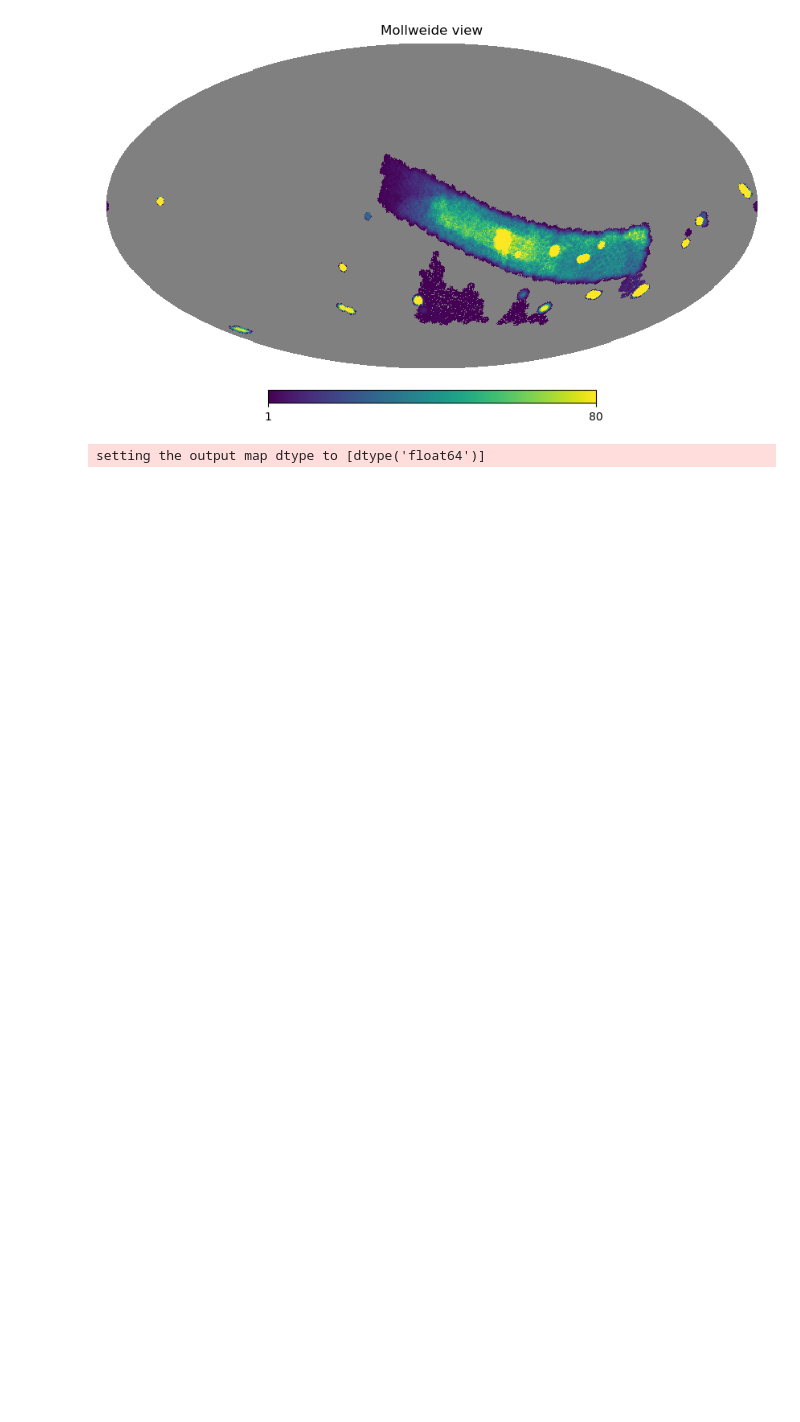
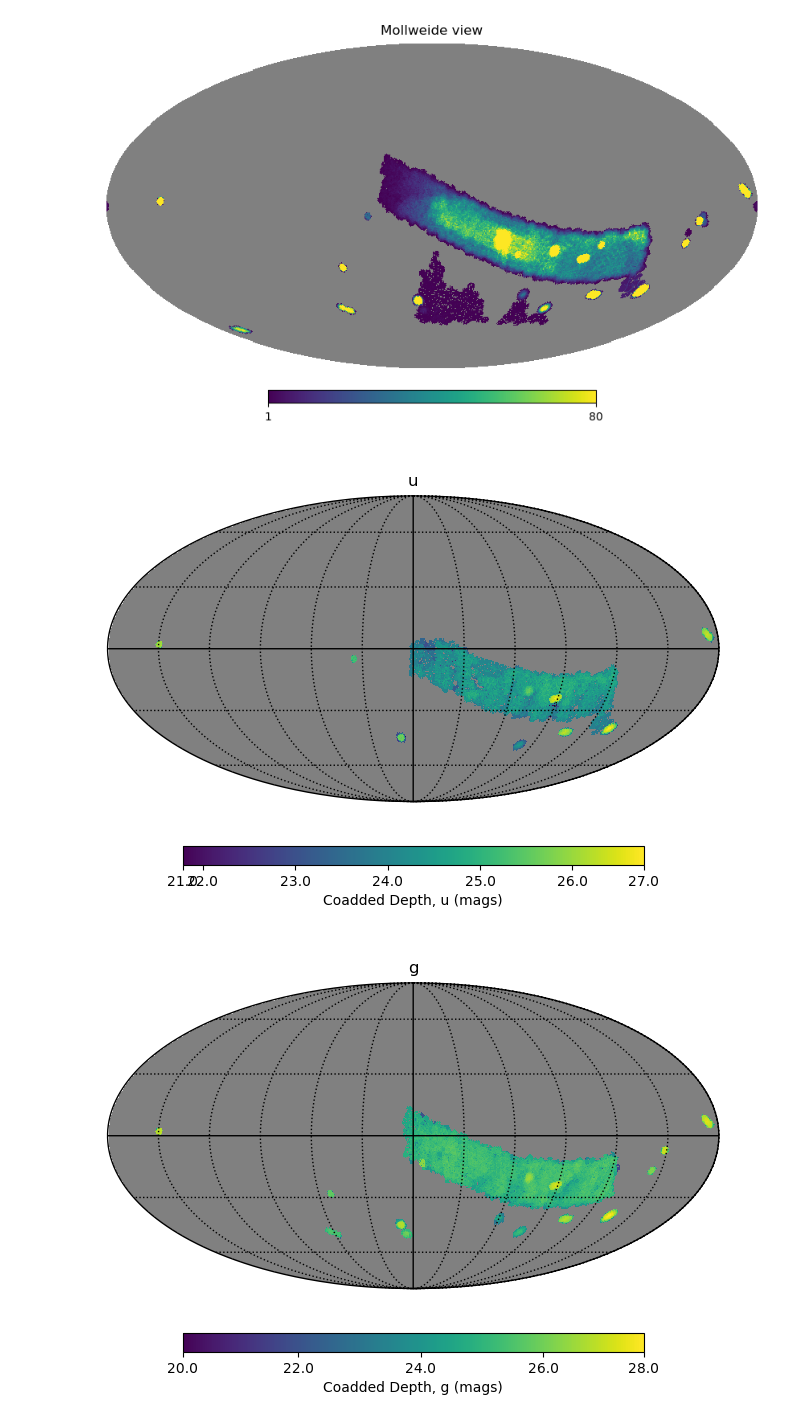
Before and after one commit to yoachim/25_scratch, a Jupyter notebook: sv_healpix/sv_nvis.ipynb, the cells around one changed output. Saved outputs shown, nothing was run; the diff lists cells and outputs as text; code cells hidden in the pictures; blank space fills up the shorter version.

Commit message:
coadd depth

```diff
--- a/sv_healpix/sv_nvis.ipynb
+++ b/sv_healpix/sv_nvis.ipynb
@@ -11,6 +13,8 @@ import matplotlib.pylab as plt
 con = sqlite3.connect("lsstcam_20250930.db")
 df = pd.read_sql("select * from observations;", con)
 con.close()
+# make sure we have a column named filter
+df["filter"] = df["band"]
 visits_array = df.to_records(index=False)
 # %%
 sl = maf.Slicer(nside=128)
@@ -21,6 +25,28 @@ hp.mollview(hp_array, max=80)
 # %% [output]
 [figure]
 # %%
-hp.fitsfunc.write_map("lsstcam_20250930_nvisits.fits", hp_array)
+# hp.fitsfunc.write_map("lsstcam_20250930_nvisits.fits", hp_array)
-# %% [output]
-setting the output map dtype to [dtype('float64')]
+# %%
+# Let's loop over each filter and compute the 5-sigma depth
+
+# Note this is a naive algrbraic computation of coadded depth.
+# Actuall realized depth will depend on coadd algorithm performance
+# and which visits are actually selected to go into coadd.
+
+sl = maf.Slicer(nside=128)
+fig_saver = maf.FigSaver(close_figs=False)
+dict_of_hparrays = {}
+for bandname in "ugrizy":
+    metric = maf.CoaddM5Metric(filtername=bandname)
+    info={'observations_subset': bandname}
+    # Select visits in correct filter and make sure seeing, etc were not NaN
+    in_band = np.where((visits_array["band"] == bandname) & (np.isfinite(visits_array["fiveSigmaDepth"])))[0]
+    hp_array, info = sl(visits_array[in_band], metric, info=info)
+    dict_of_hparrays[bandname] = hp_array
+    pm = maf.PlotMoll(info=info)
+    fig = pm(hp_array)
+    # To save the fig
+    fig_saver(fig, info)
+# %% [output]
+[figure, added]
+[figure, added]
```
Also changed, not shown: parts of 3 cells of this notebook.
